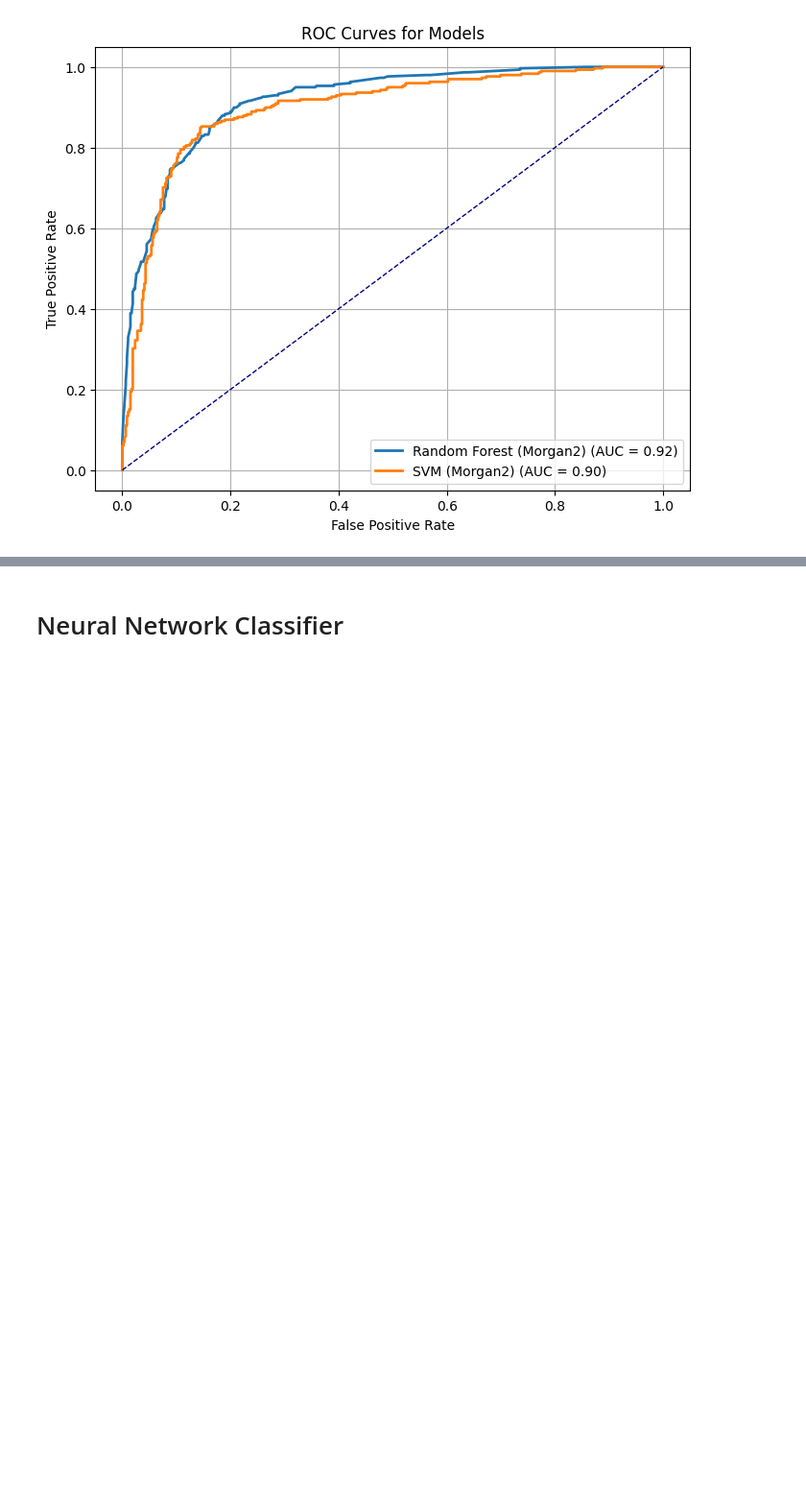
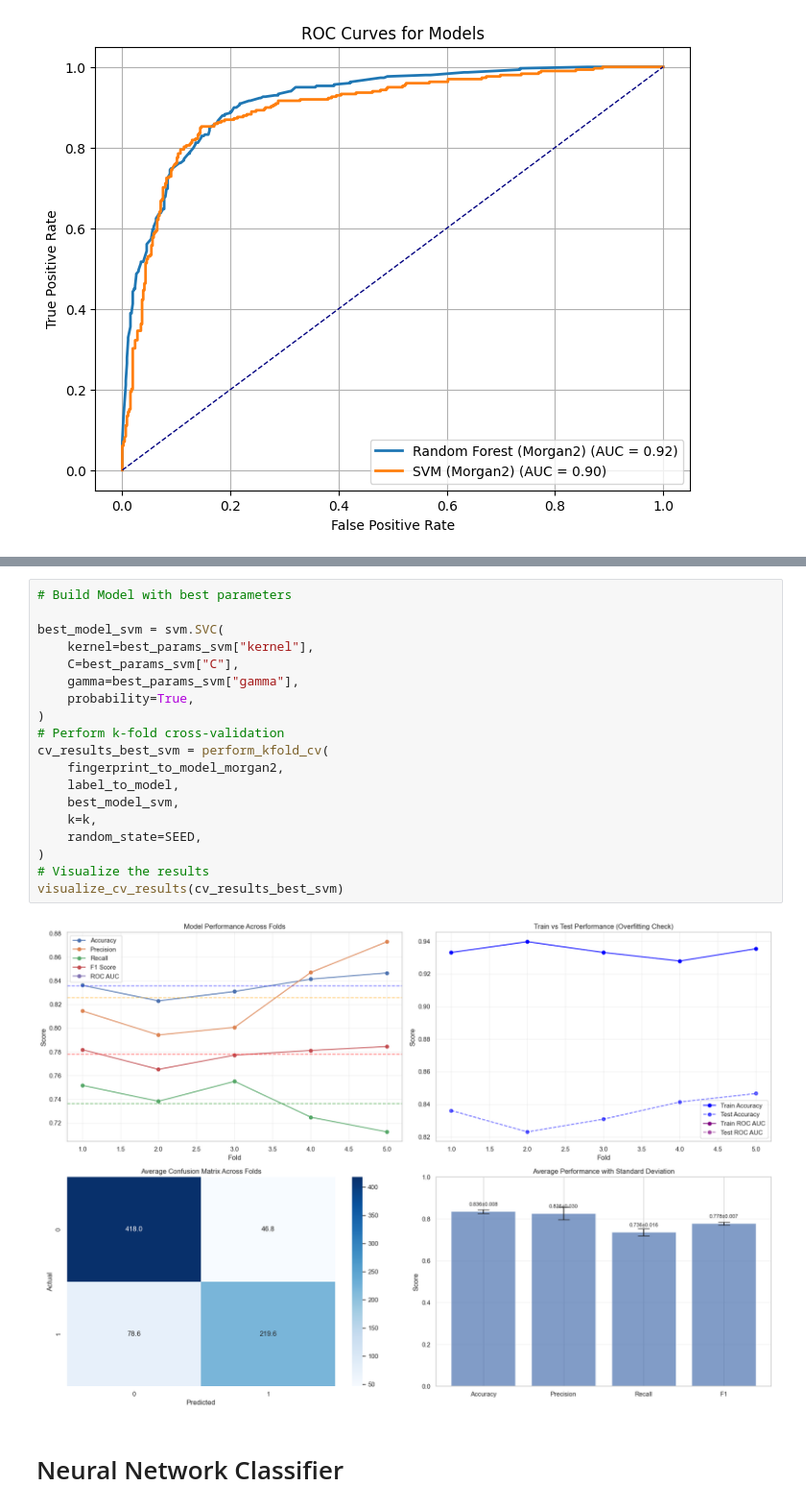
Before and after one commit to LukasMeinschad/mol_mol_pr, a Jupyter notebook: Day_5/machine_learning_lukas.ipynb, the cells around one changed output, grey strips where cells are left out. Shown at 96% size. Cells and saved outputs as stored; diff of their text form; blank space fills up the shorter version.

```diff
--- a/Day_5/machine_learning_lukas.ipynb
+++ b/Day_5/machine_learning_lukas.ipynb
@@ -1025,3 +1115,24 @@ ROC curve saved as roc_curve_svm_morgan2.png
+# %%
+# Build Model with best parameters
+
+best_model_svm = svm.SVC(
+    kernel=best_params_svm["kernel"],
+    C=best_params_svm["C"],
+    gamma=best_params_svm["gamma"],
+    probability=True,
+)
+# Perform k-fold cross-validation
+cv_results_best_svm = perform_kfold_cv(
+    fingerprint_to_model_morgan2,
+    label_to_model,
+    best_model_svm,
+    k=k,
+    random_state=SEED,
+)
+# Visualize the results
+visualize_cv_results(cv_results_best_svm)
+# %% [output]
+[figure, added]
 # %% [markdown]
 # Neural Network Classifier
 # %%
```
Also changed, not shown: parts of 13 cells of this notebook, 15 other files.
